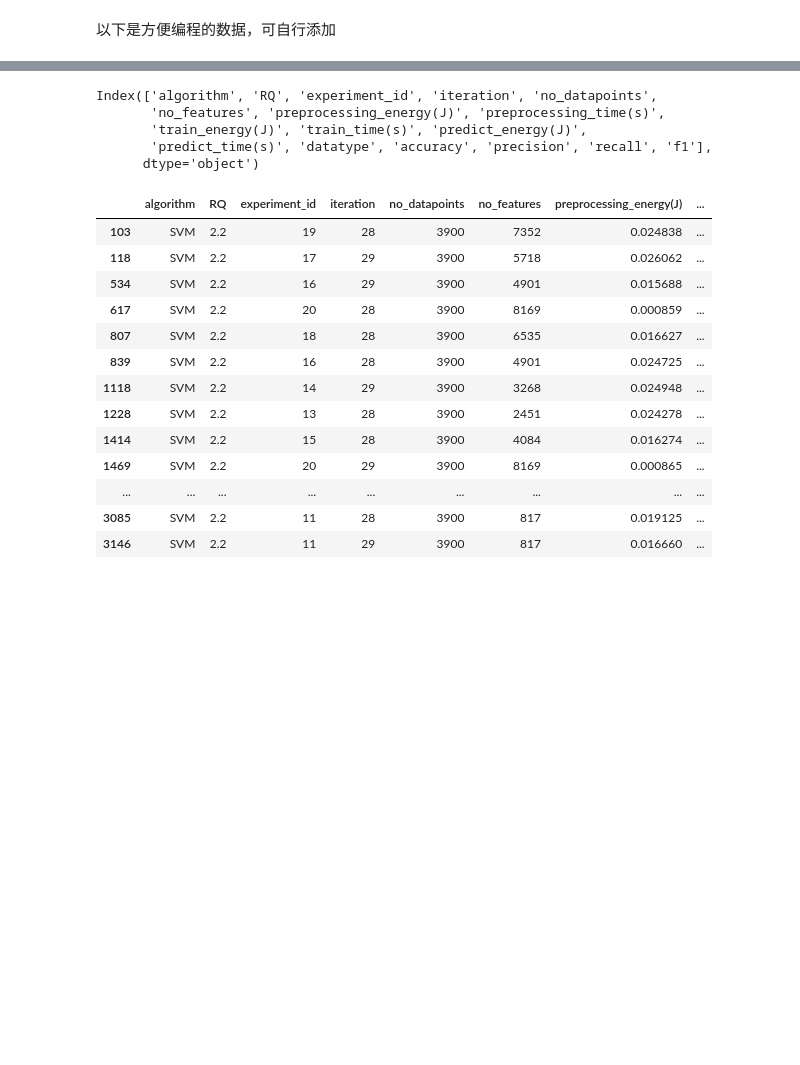
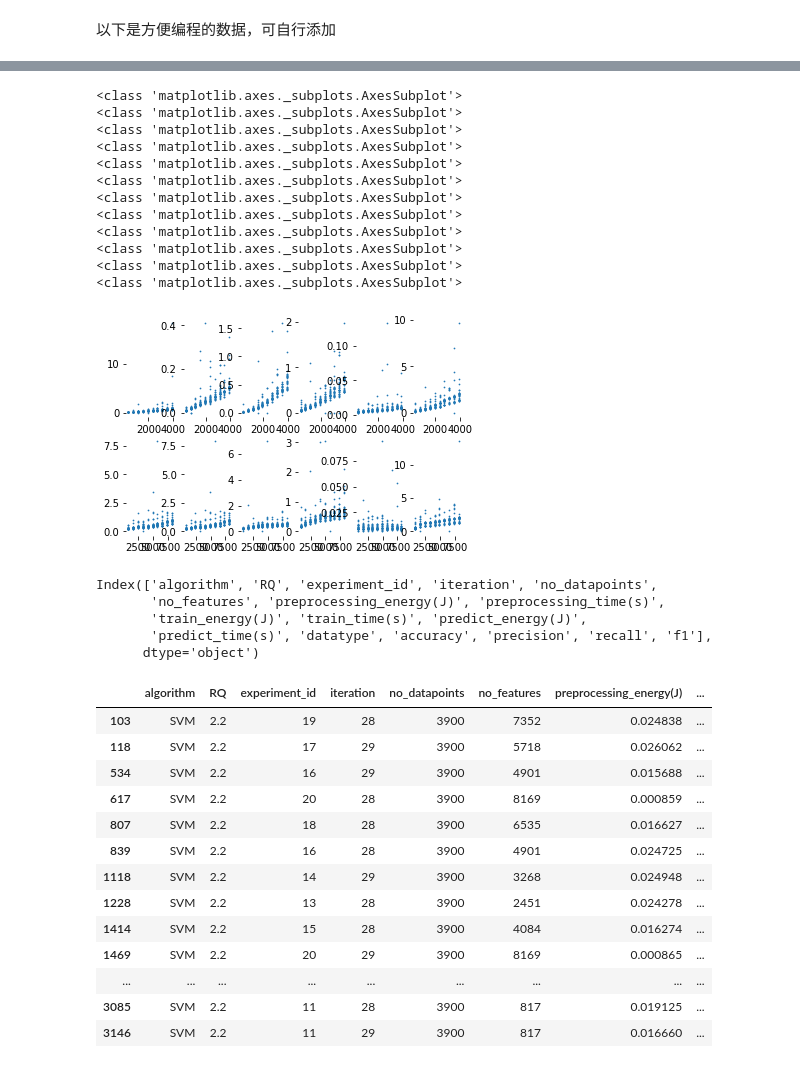
Before and after one commit to kikyo01/info250, a Jupyter notebook: project1/project1.ipynb, the cells around one changed output, grey strips where cells are left out. Drawn from its saved outputs; the diff is of its cells as text; code cells hidden in the pictures; blank space fills up the shorter version.

```diff
--- a/project1/project1.ipynb
+++ b/project1/project1.ipynb
@@ -95,3 +113,78 @@ req2(6,x,y)
+# %%
+df_AdaBoost = df[df["algorithm"] == "AdaBoost"]
+df_AdaBoost_datapoints = df_AdaBoost[df_AdaBoost["RQ"] == 2.1]
+df_AdaBoost_features = df_AdaBoost[df_AdaBoost["RQ"] == 2.2]
+
+df_DecisionTree = df[df["algorithm"] == "Decision Tree"]
+df_DecisionTree_datapoints = df_DecisionTree[df_DecisionTree["RQ"] == 2.1]
+df_DecisionTree_features = df_DecisionTree[df_DecisionTree["RQ"] == 2.2]
+
+df_SVM = df[df["algorithm"] == "SVM"]
+df_SVM_datapoints = df_SVM[df_SVM["RQ"] == 2.1]
+df_SVM_features = df_SVM[df_SVM["RQ"] == 2.2]
+
+df_BC = df[df["algorithm"] == "Bagging Classifier"]
+df_BC_datapoints = df_BC[df_BC["RQ"] == 2.1]
+df_BC_features = df_BC[df_BC["RQ"] == 2.2]
+
+df_KNN = df[df["algorithm"] == "KNN"]
+df_KNN_datapoints = df_KNN[df_KNN["RQ"] == 2.1]
+df_KNN_features = df_KNN[df_KNN["RQ"] == 2.2]
+
+df_RandomForest = df[df["algorithm"] == "Random Forest"]
+df_RandomForest_datapoints = df_RandomForest[df_RandomForest["RQ"] == 2.1]
+df_RandomForest_features = df_RandomForest[df_RandomForest["RQ"] == 2.2]
+
+
+
+
+
+
+#AdaBoost
+x,y = data_egy(df_AdaBoost_datapoints)
+plot_scatter(1,x,y)
+x,y = feature_egy(df_AdaBoost_features)
+plot_scatter(7,x,y)
+#Decision_Tree
+x,y = data_egy(df_DecisionTree_datapoints)
+plot_scatter(2,x,y)
+x,y = feature_egy(df_AdaBoost_features)
+plot_scatter(8,x,y)
+#SVM
+x,y = data_egy(df_SVM_datapoints)
+plot_scatter(3,x,y)
+x,y = feature_egy(df_SVM_features)
+plot_scatter(9,x,y)
+
+#Bagging Classifier
+x,y = data_egy(df_BC_datapoints)
+plot_scatter(4,x,y)
+x,y = feature_egy(df_BC_features)
+plot_scatter(10,x,y)
+#KNN
+x,y = data_egy(df_KNN_datapoints)
+plot_scatter(5,x,y)
+x,y = feature_egy(df_KNN_features)
+plot_scatter(11,x,y)
+#Random Forest
+x,y = data_egy(df_RandomForest_datapoints)
+plot_scatter(6,x,y)
+x,y = feature_egy(df_RandomForest_features)
+plot_scatter(12,x,y)
+# %% [output]
+<class 'matplotlib.axes._subplots.AxesSubplot'>
+<class 'matplotlib.axes._subplots.AxesSubplot'>
+<class 'matplotlib.axes._subplots.AxesSubplot'>
+<class 'matplotlib.axes._subplots.AxesSubplot'>
+<class 'matplotlib.axes._subplots.AxesSubplot'>
+<class 'matplotlib.axes._subplots.AxesSubplot'>
+<class 'matplotlib.axes._subplots.AxesSubplot'>
+<class 'matplotlib.axes._subplots.AxesSubplot'>
+<class 'matplotlib.axes._subplots.AxesSubplot'>
+<class 'matplotlib.axes._subplots.AxesSubplot'>
+<class 'matplotlib.axes._subplots.AxesSubplot'>
+<class 'matplotlib.axes._subplots.AxesSubplot'>
+[figure, added]
 # %%
 df.index
 df.columns
```
Also changed, not shown: parts of 7 cells of this notebook.
